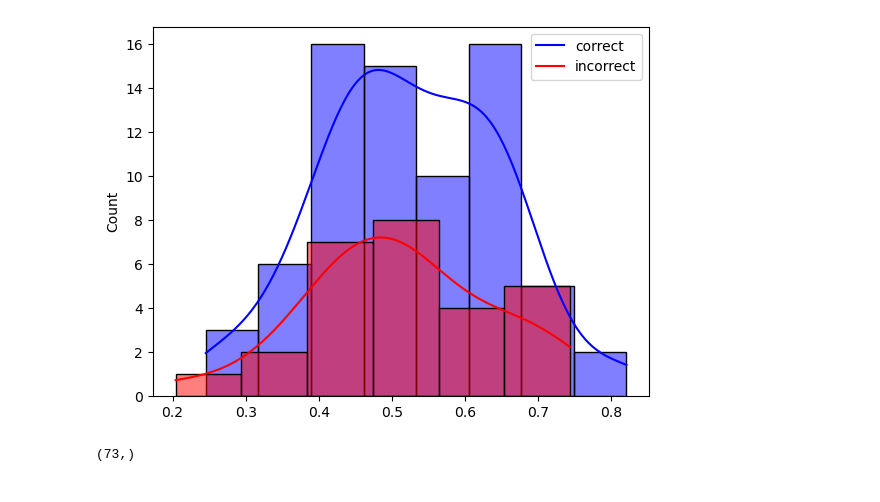
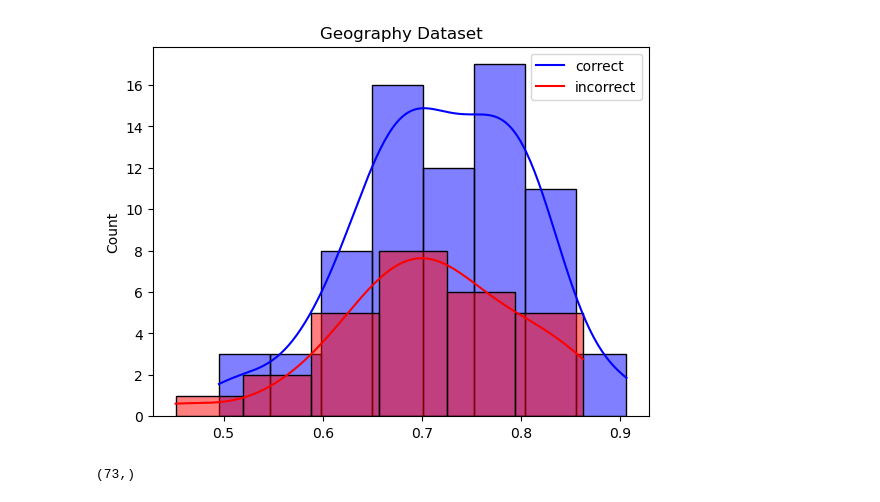
Before and after one commit to lindakwan/llm-kg-prompt-engineering, a Jupyter notebook: correlation_analysis.ipynb, the cells around one changed output. Saved outputs shown, nothing was run; the diff lists cells and outputs as text; code cells hidden in the pictures.

```diff
--- a/correlation_analysis.ipynb
+++ b/correlation_analysis.ipynb
@@ -56,15 +56,17 @@ plt.show()
 # %%
-geo_true_opts = geo_pairs_array[geo_pairs_array[:, 1] == 1][:, 0]
-geo_false_opts = geo_pairs_array[geo_pairs_array[:, 1] == 0][:, 0]
+geo_true_opts = np.sqrt(geo_pairs_array[geo_pairs_array[:, 1] == 1][:, 0])
+geo_false_opts = np.sqrt(geo_pairs_array[geo_pairs_array[:, 1] == 0][:, 0])
+
+plt.title("Geography Dataset")
 
 sns.histplot(geo_true_opts, color='b', kde=True)
 sns.histplot(geo_false_opts, color='r', kde=True)
 
 plt.legend(['correct', 'incorrect'])
 
 plt.show()
 # %% [output]
-[figure, old version]
+[figure, new version]
 # %%
 geo_true_opts.shape
 # %% [output]
```
Also changed, not shown: parts of 7 cells of this notebook.
